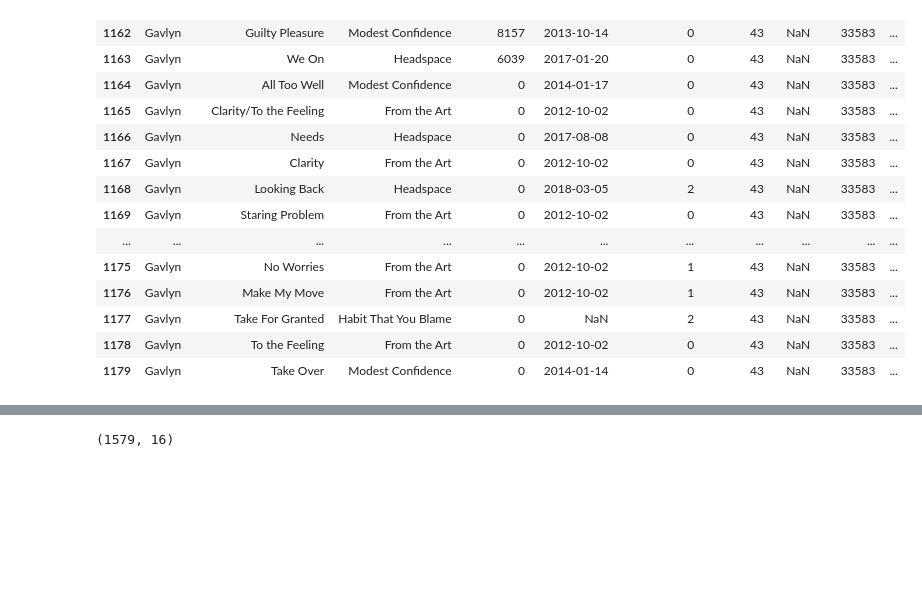
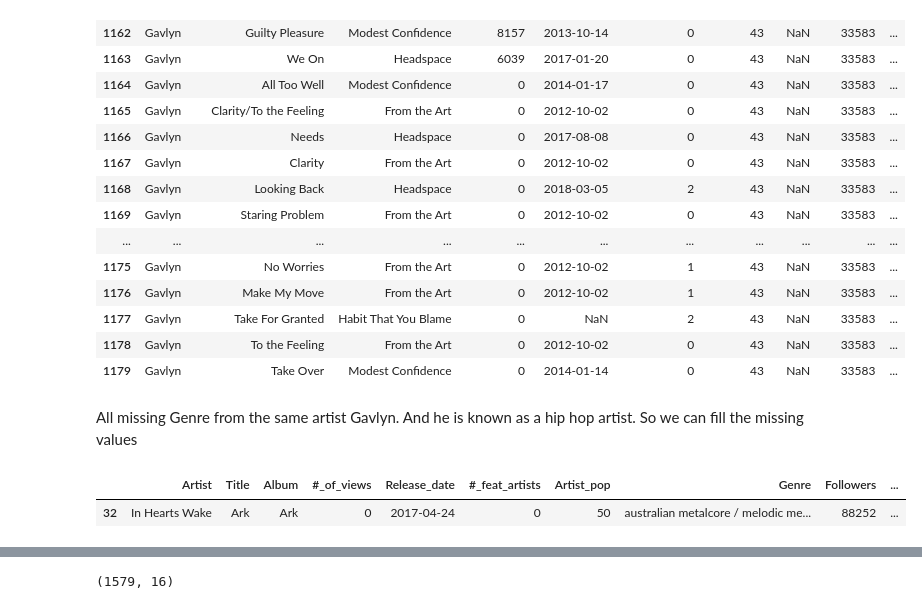
Before and after one commit to ccamp032/Music-Mood-Analysis, a Jupyter notebook: Phase_2_data_analysis/LyricDataset_Dmitri.ipynb, the cells around one changed output, grey strips where cells are left out. Cells and saved outputs as stored; diff of their text form; code cells hidden in the pictures; blank space fills up the shorter version.

```diff
--- a/Phase_2_data_analysis/LyricDataset_Dmitri.ipynb
+++ b/Phase_2_data_analysis/LyricDataset_Dmitri.ipynb
@@ -86,7 +86,12 @@ data[data['Genre'].isnull()]
 | 1177 | Gavlyn | Take For Granted | Habit That You Blame | 0 | NaN | 2 | 43 | NaN | 33583 | ... |
 | 1178 | Gavlyn | To the Feeling | From the Art | 0 | 2012-10-02 | 0 | 43 | NaN | 33583 | ... |
 | 1179 | Gavlyn | Take Over | Modest Confidence | 0 | 2014-01-14 | 0 | 43 | NaN | 33583 | ... |
+# %% [markdown]
+All missing Genre from the same artist Gavlyn. And he is known as a hip hop artist. So we can fill the missing values
 # %%
 data['Genre'].fillna('hip hop', inplace = True)
 # %%
-data = data.dropna(subset = ['Lyrics'])
+data[data['Lyrics'].isnull()]
+# %% [output]
+|  | Artist | Title | Album | #_of_views | Release_date | #_feat_artists | Artist_pop | Genre | Followers | ... |
+| 32 | In Hearts Wake | Ark | Ark | 0 | 2017-04-24 | 0 | 50 | australian metalcore / melodic me... | 88252 | ... |
```
Also changed, not shown: parts of 10 cells of this notebook.
